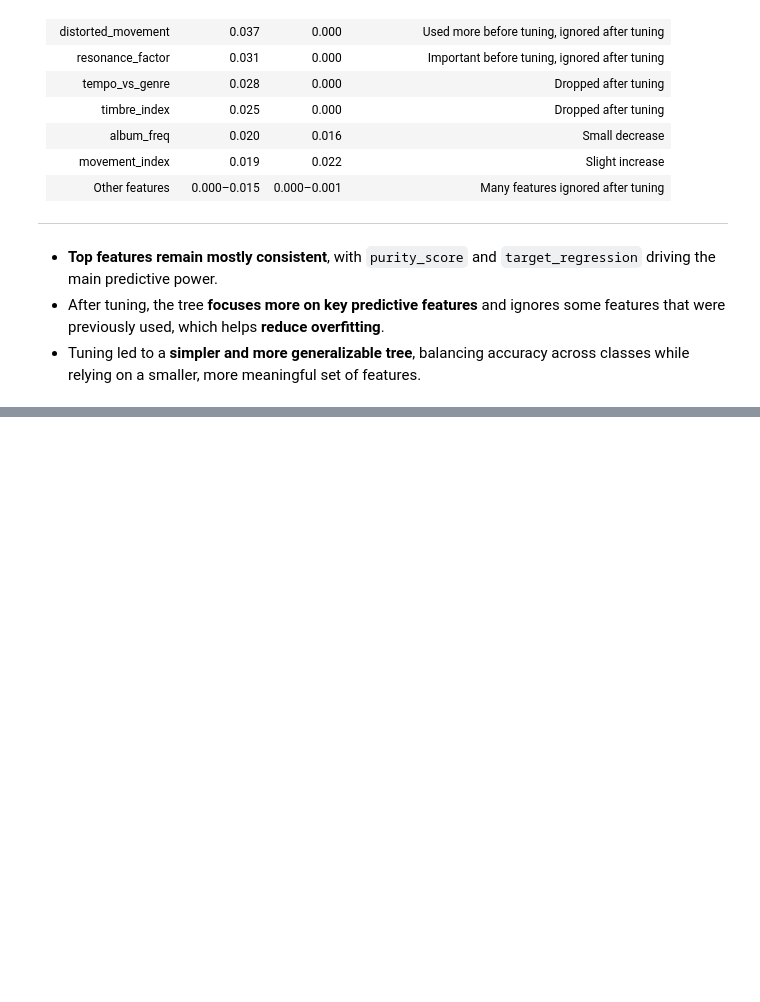
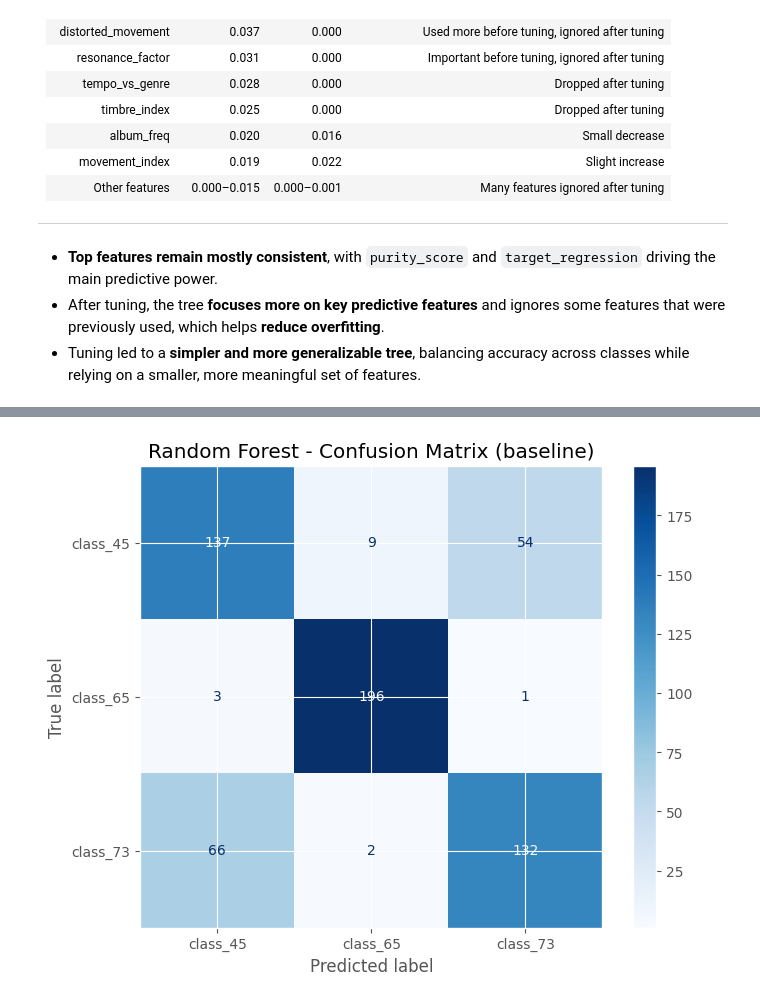
Before and after one commit to EnMiaoYe/APRAU_DEN_C_1211905_1211613_1030058, a Jupyter notebook: src/trees/decision_tree.ipynb, the cells around one changed output, grey strips where cells are left out. Cells and saved outputs as stored; diff of their text form; code cells hidden in the pictures; blank space fills up the shorter version.

Commit message:
add random forest tree

```diff
--- a/src/trees/decision_tree.ipynb
+++ b/src/trees/decision_tree.ipynb
@@ -284,0 +303,15 @@ plt.show()
+# %%
+from sklearn.ensemble import RandomForestClassifier
+# Baseline RF
+rf = RandomForestClassifier(random_state=42, n_jobs=-1)  # default params, reasonable baseline
+rf.fit(X_train, y_train)
+
+# Scores
+train_acc_rf = rf.score(X_train, y_train)
+test_acc_rf = rf.score(X_test, y_test)
+print("RF train acc:", train_acc_rf)
+print("RF test acc:", test_acc_rf)
+
+# Predictions and basic report
+y_pred_rf = rf.predict(X_test)
+print("Classification Report (RF baseline):\n", classification_report(y_test, y_pred_rf))
@@ -284,0 +339,10 @@ plt.show()
+# %%
+# Confusion Matrix
+cm = confusion_matrix(y_test, y_pred_rf, labels=rf.classes_)
+disp = ConfusionMatrixDisplay(confusion_matrix=cm, display_labels=rf.classes_)
+fig, ax = plt.subplots(figsize=(8,6))
+disp.plot(ax=ax, cmap=plt.cm.Blues)
+plt.title("Random Forest - Confusion Matrix (baseline)")
+plt.show()
+# %% [output]
+[figure, added]
```
Also changed, not shown: parts of 17 cells of this notebook, 2 other files.
